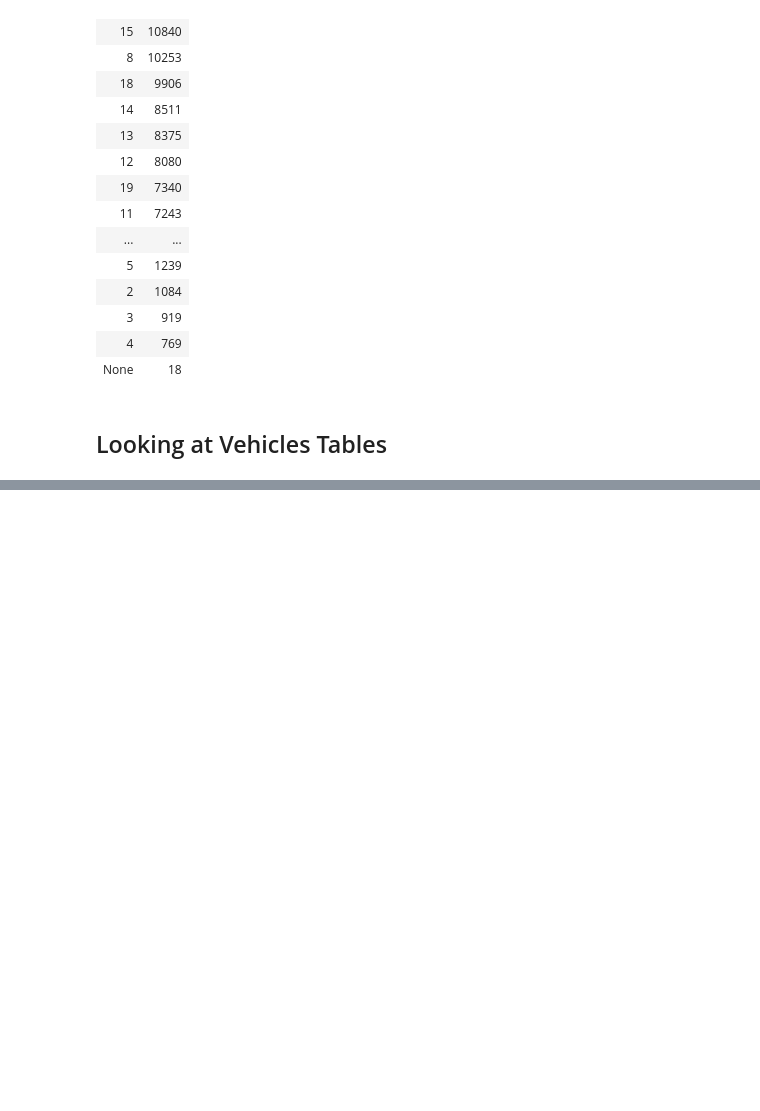
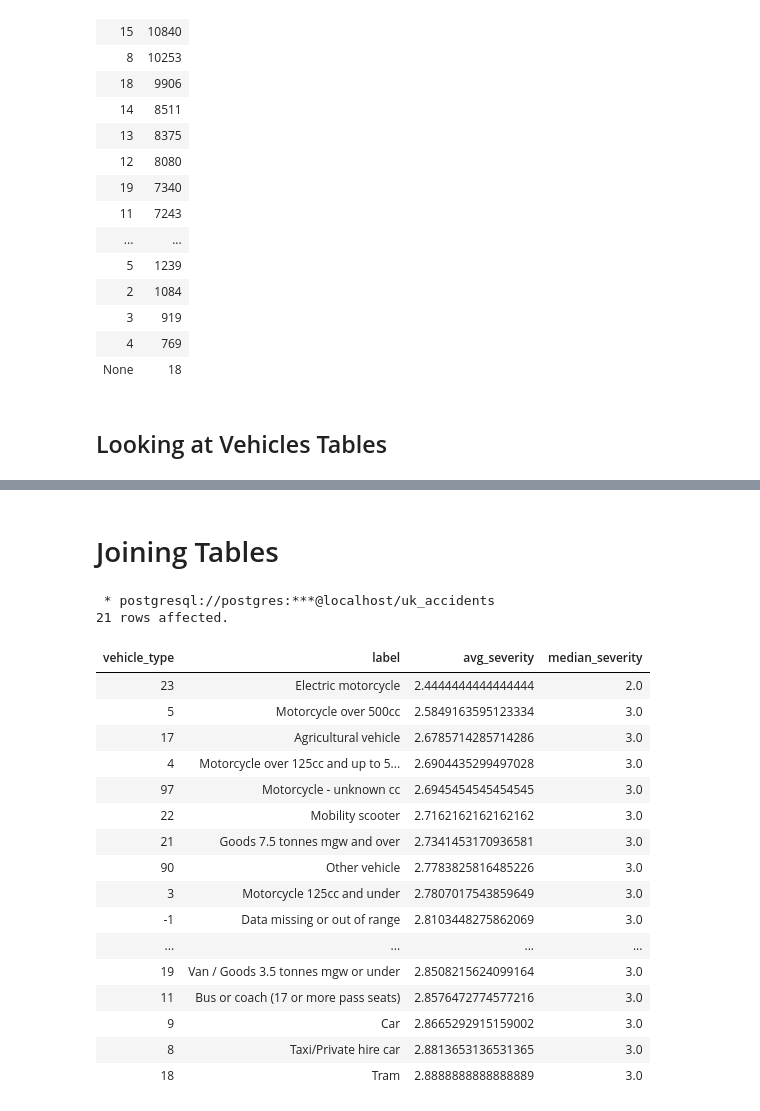
Before and after one commit to ngseann/uk_accidents, a Jupyter notebook: uk_accidents_nb.ipynb, the cells around one changed output, grey strips where cells are left out. Cells and saved outputs as stored; diff of their text form; code cells hidden in the pictures; blank space fills up the shorter version.

Commit message:
eda and analysis on joined tables

```diff
--- a/uk_accidents_nb.ipynb
+++ b/uk_accidents_nb.ipynb
@@ -174,3 +174,5 @@ FROM sums;
 1 rows affected.
 | norm_skidding_and_overturning | norm_hit_object_in_carriageway | norm_vehicle_leaving_carriageway | norm_hit_object_off_carriageway |
 | 0.13500155442204287 | 0.23273727964628263 | 0.24781805202132437 | 0.38444311391035013 |
+# %% [markdown]
+# Joining Tables
@@ -177,5 +182,35 @@ FROM sums;
 # %%
-# accident severity by vehicle type
-# 1 is fatal, 2 is serious, 3 is slight
+%%sql
+
+SELECT vt.Vehicle_type, vt.label, AVG(accident_severity) AS avg_severity,
+PERCENTILE_CONT(0.5) WITHIN GROUP(ORDER BY accident_severity)
+                AS median_severity
+FROM vehicles AS v
+INNER JOIN accident AS a
+    ON v.Accident_Index = a.Accident_Index
+INNER JOIN vehicle_types AS vt
+    ON v.Vehicle_Type = vt.Vehicle_Type
+GROUP BY vt.Vehicle_Type, vt.label
+ORDER BY avg_severity;
+# %% [output]
+ * postgresql://postgres:***@localhost/uk_accidents
+21 rows affected.
+| vehicle_type | label | avg_severity | median_severity |
+| 23 | Electric motorcycle | 2.4444444444444444 | 2.0 |
+| 5 | Motorcycle over 500cc | 2.5849163595123334 | 3.0 |
+| 17 | Agricultural vehicle | 2.6785714285714286 | 3.0 |
+| 4 | Motorcycle over 125cc and up to 5... | 2.6904435299497028 | 3.0 |
+| 97 | Motorcycle - unknown cc | 2.6945454545454545 | 3.0 |
+| 22 | Mobility scooter | 2.7162162162162162 | 3.0 |
+| 21 | Goods 7.5 tonnes mgw and over | 2.7341453170936581 | 3.0 |
+| 90 | Other vehicle | 2.7783825816485226 | 3.0 |
+| 3 | Motorcycle 125cc and under | 2.7807017543859649 | 3.0 |
+| -1 | Data missing or out of range | 2.8103448275862069 | 3.0 |
+| ... | ... | ... | ... |
+| 19 | Van / Goods 3.5 tonnes mgw or under | 2.8508215624099164 | 3.0 |
+| 11 | Bus or coach (17 or more pass seats) | 2.8576472774577216 | 3.0 |
+| 9 | Car | 2.8665292915159002 | 3.0 |
+| 8 | Taxi/Private hire car | 2.8813653136531365 | 3.0 |
+| 18 | Tram | 2.8888888888888889 | 3.0 |
 # %%
 # accident severity by motorcycles
```
Also changed, not shown: parts of 6 cells of this notebook, 1 other file.
